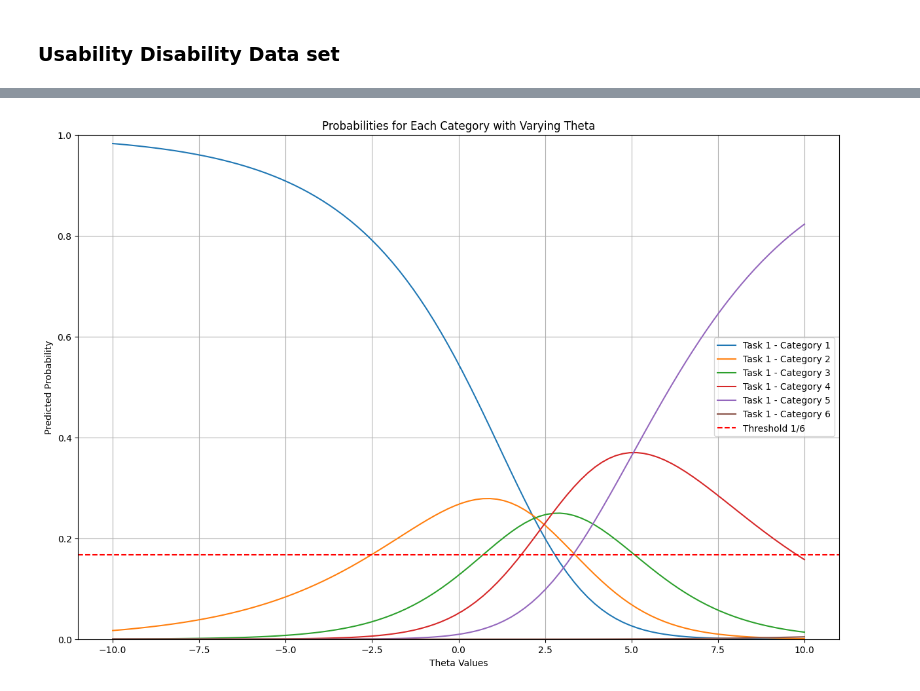
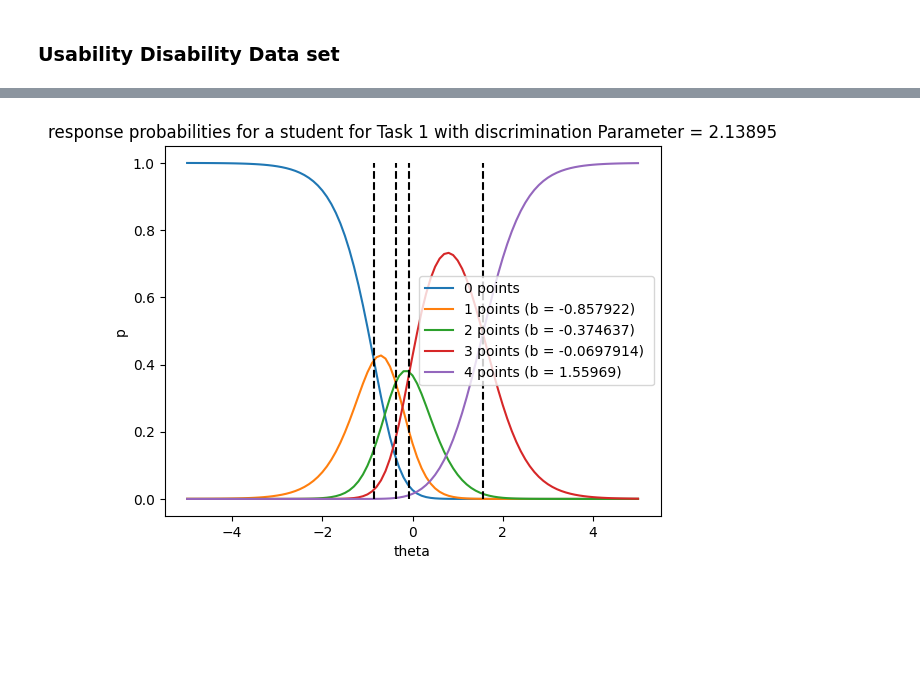
Before and after one commit to lukas48/PC-IRT-AE, a Jupyter notebook: Partial_Credit_IRT_Autoencoders.ipynb, the cells around one changed output, grey strips where cells are left out. Drawn from its saved outputs; the diff is of its cells as text; code cells hidden in the pictures; blank space fills up the shorter version.

Commit message:
Added data sets, graphs , new performance metrices and cross validation for uta usability data aswell

```diff
--- a/Partial_Credit_IRT_Autoencoders.ipynb
+++ b/Partial_Credit_IRT_Autoencoders.ipynb
@@ -16,7 +16,7 @@ import matplotlib.pyplot as plt
 # correlated, so that a uni-dimensional construct can cover the data
 # quite well.
 
-N = 100
+N = 150
 
 # here is our Q matrix
 Q = np.array([
@@ -560,6 +626,6 @@ Accuracy on validation set: 0.8357142857142857
 # %%
 num_inputs = 7  # number of tasks
-num_neurons = 64  # number of neurons in the hidden layer
+num_neurons = 128  # number of neurons in the hidden layer
 
 
 num_latent = 2  # latent space dimension
@@ -987,11 +1761,11 @@ number of rows: 48
 number of columns: 10
 # %%
 num_inputs = 10  # number of tasks
-num_neurons = 64  # number of neurons in the hidden layer
+num_neurons = 128  # number of neurons in the hidden layer
 
 num_latent = 2  # latent space dimension
 
-model_pytorch = VAE_PC(num_inputs=num_inputs, num_neurons=num_neurons, num_latent=num_latent, num_categories=6)
+model_pytorch = VAE_PC(num_inputs=num_inputs, num_neurons=num_neurons, num_latent=num_latent, num_categories=5)
 
 # Convert input to tensor
 X_tensor = torch.tensor(X, dtype=torch.float)
@@ -1050,7 +1824,6 @@ plt.legend()
 plt.show()
 
 learned_Q = model_pytorch.Q.detach().numpy()
-learned_Q = learned_Q[:, ::-1]
 
 
 learned_Q_transposed = learned_Q.T
@@ -1107,30 +1880,35 @@ def compute_probabilities_for_theta(model, theta_range):
 
 
 
-# Define the range of theta values to explore
-theta_values = np.linspace(-10,10, 100)  # Adjust the range as needed
+import numpy as np
+import matplotlib.pyplot as plt
+task = 0
 
+theta_values = np.linspace(-5,5, 101)
+bs = b_values[task,:]
+a  = a_values[task]
 
-# Compute the probabilities for each theta value
-probabilities_for_theta = compute_probabilities_for_theta(model_pytorch,theta_values)
-# Plotting probabilities against theta values for each task
-plt.figure(figsize=(15, 10))
+M = len(bs)+1
+N = len(theta_values)
 
-num_tasks = 1 #probabilities_for_theta.shape[1]  # Should be 7 tasks
+# compute logits
+Z = np.zeros((N, M))
+Z[:, 1:] = a * (np.expand_dims(theta_values, 1) - np.expand_dims(bs, 0))
+Z = np.cumsum(Z, axis = 1)
 
-# Loop through each task
-for task in range(num_tasks):
-    for category in range(model_pytorch.num_categories):
-        # Plotting probabilities for each category in this task
-        plt.plot(theta_values, probabilities_for_theta[:, task, category], label=f'Task {task + 1} - Category {category + 1}')
+# compute probabilities
+P = np.exp(Z) / np.expand_dims(np.sum(np.exp(Z), axis = 1), 1)
 
-plt.title('Probabilities for Each Category with Varying Theta')
-plt.xlabel('Theta Values')
-plt.ylabel('Predicted Probability')
-plt.ylim(0, 1)  # Ensure probabilities are within [0, 1]
-plt.axhline(1/6, color='red', linestyle='--', label='Threshold 1/6')  # Optional threshold line
-plt.legend()  # Legend for tasks and categories
-plt.grid(True)
+plt.plot(theta_values, P)
+plt.xlabel('theta')
+plt.ylabel('p')
+plt.title(f'response probabilities for a student for Task {task + 1} with discrimination Parameter = %g' % a)
+legend_entries = ['0 points ']
+for j in range(M-1):
+   legend_entries.append('%d points (b = %g) ' % (j+1, bs[j]))
+   plt.plot([bs[j], bs[j]], [0, 1], 'k--')
+plt.legend(legend_entries)
+plt.show()
 
 
 
@@ -1158,10 +1936,42 @@ Xhat_val = torch.argmax(Xhat_val_tensor, dim=-1).detach().numpy()
 #print(X_tensor[0])
 #print(Xhat[0])
 
+from sklearn.metrics import mean_absolute_error
+mae = mean_absolute_error(X_tensor.numpy(), Xhat)
+print(f"Mean Absolute Error: {mae}")
+
+from sklearn.metrics import mean_squared_error
+mse = mean_squared_error(X_tensor.numpy(), Xhat)
+print(f"Mean Squared Error: {mse}")
+
+
+from sklearn.metrics import cohen_kappa_score
+X_tensor_flat = X_tensor.numpy().ravel()
+X_hat_flat = Xhat.ravel()
+
+# Berechne den quadratisch gewichteten Kappa
+kappa = cohen_kappa_score(X_tensor_flat, X_hat_flat, weights='quadratic')
+print(f"Quadratic Weighted Kappa: {kappa}")
+
 # Calculate accuracy for validation set
 accuracy_val = np.mean(X_val_tensor.numpy() == Xhat_val)
-print(f"Accuracy on validation set: {accuracy_val}")
+print(f"Validation Accuracy: {accuracy_val}")
 
+# Mean Absolute Error for validation set
+mae_val = mean_absolute_error(X_val_tensor.numpy(), Xhat_val)
+print(f"Validation Mean Absolute Error: {mae_val}")
+
+# Mean Squared Error for validation set
+mse_val = mean_squared_error(X_val_tensor.numpy(), Xhat_val)
+print(f"Validation Mean Squared Error: {mse_val}")
+
+# Flatten the tensors for Kappa calculation
+X_val_tensor_flat = X_val_tensor.numpy().ravel()
+X_hat_val_flat = Xhat_val.ravel()
+
+# Quadratic Weighted Kappa for validation set
+kappa_val = cohen_kappa_score(X_val_tensor_flat, X_hat_val_flat, weights='quadratic')
+print(f"Validation Quadratic Weighted Kappa: {kappa_val}")
 
 #print(Xhat)
 # %% [output]
@@ -1187 +1997 @@ Accuracy on validation set: 0.5769230769230769
-[figure, old version]
+[figure, new version]
```
Also changed, not shown: parts of 22 cells of this notebook, 9 other files.
